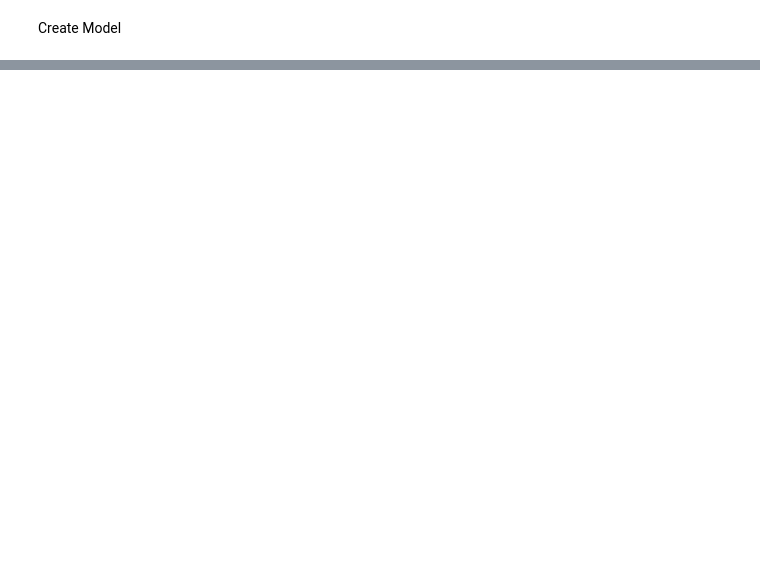
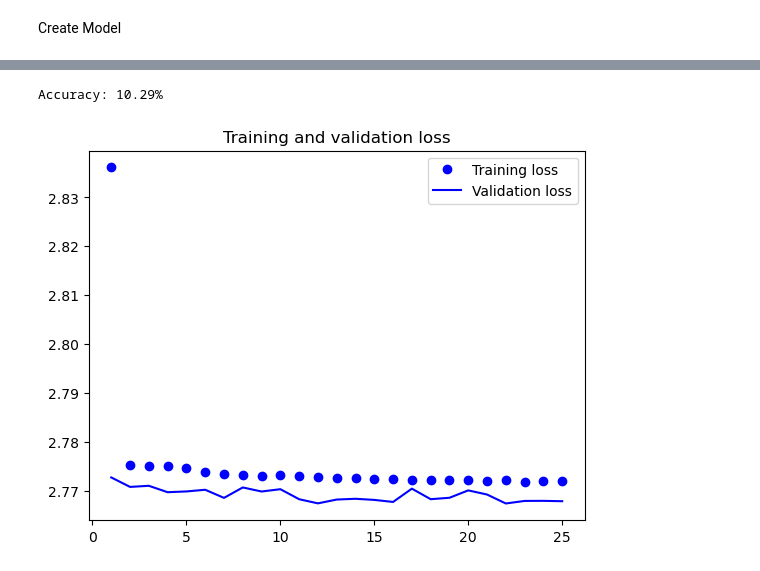
Before and after one commit to DangjeG/SimpsonClassification, a Jupyter notebook: main.ipynb, the cells around one changed output, grey strips where cells are left out. Drawn from its saved outputs; the diff is of its cells as text; code cells hidden in the pictures; blank space fills up the shorter version.

Commit message:
10% accuracy, the end

```diff
--- a/main.ipynb
+++ b/main.ipynb
@@ -49 +72,18 @@ Create dataset
+# %%
+def generate_images(image, x1, y1, x2, y2):
+    generated_images = [image]
+
+    if x2 > x1 and y2 > y1:
+        generated_images.append(image[y1:y2, x1:x2])
+
+    generated_images.append(cv2.flip(image, 1))
+
+    generated_images.append(cv2.rotate(image, cv2.ROTATE_90_CLOCKWISE))
+
+    generated_images.append(cv2.rotate(image, cv2.ROTATE_90_COUNTERCLOCKWISE))
+
+    contrast = 1.5
+    generated_images.append(cv2.addWeighted(image, contrast, np.zeros(image.shape, image.dtype), 0, 0))
+
+    return generated_images
 # %%
@@ -153,9 +227,12 @@ Non-trainable params: 1,088
 _________________________________________________________________
 None
 # %%
-model.fit(
-    train_data,
+history = model.fit(
+    X_train,
+    y_train,
     epochs=25,
-    validation_data=val_data)
+    validation_data=(X_test, y_test),
+    batch_size=32,
+)
 # %% [output]
 Epoch 1/25
@@ -162,6 +255,21 @@ Epoch 1/25
 # %%
-scores = model.evaluate(val_data, verbose=0)
+scores = model.evaluate(X_test, y_test, verbose=0)
 print("Accuracy: %.2f%%" % (scores[1]*100))
+# %% [output]
+Accuracy: 10.29%
+# %%
+loss = history.history['loss']
+val_loss = history.history['val_loss']
+
+epochs = range(1, len(loss) + 1)
+plt.figure()
+plt.plot(epochs, loss, 'bo', label='Training loss')
+plt.plot(epochs, val_loss, 'b', label='Validation loss')
+plt.title('Training and validation loss')
+plt.legend()
+plt.show()
+# %% [output]
+[figure, added]
 # %%
 model.save('my_model.h5')
 # %%
```
Also changed, not shown: parts of 14 cells of this notebook, 1 other file.
